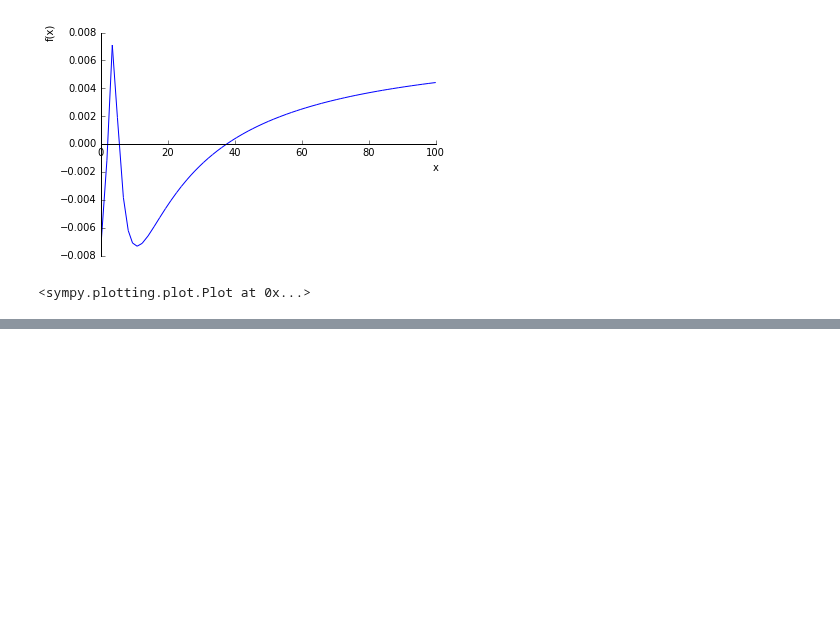
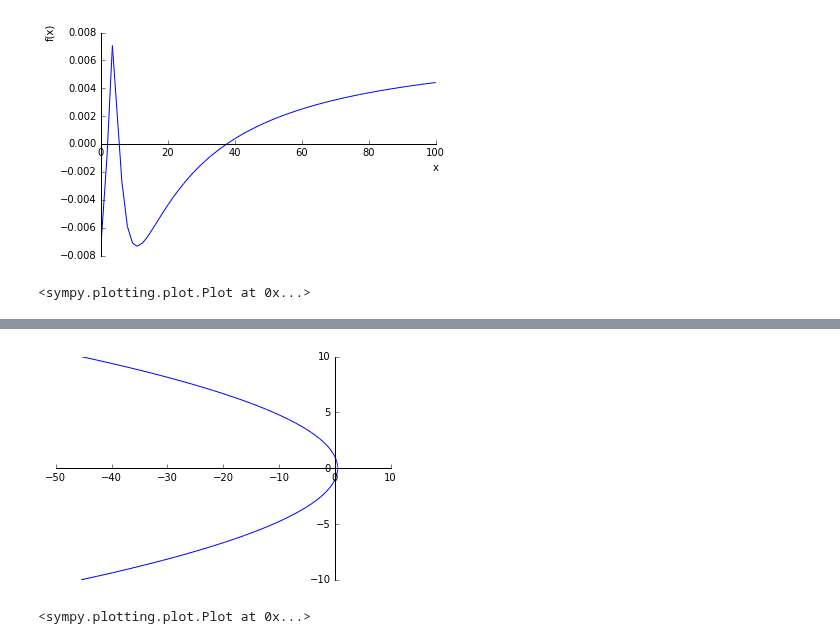
Before and after one commit to ergs/sandbox, a Jupyter notebook: Chebyshev.ipynb, the cells around one changed output, grey strips where cells are left out. Drawn from its saved outputs; the diff is of its cells as text; code cells hidden in the pictures; blank space fills up the shorter version.

```diff
--- a/Chebyshev.ipynb
+++ b/Chebyshev.ipynb
@@ -474,3 +476,6 @@ phi.subs(N, 4).as_real_imag()
 # %%
 from sympy.plotting import *
-plot_parametric(*phi.subs(N, 4).as_real_imag())
+plot_parametric((*phi.subs(N, 4).as_real_imag(), (x, -10, 10)))
+# %% [output]
+[figure, added]
+<sympy.plotting.plot.Plot at 0x...>
```
Also changed, not shown: parts of 6 cells of this notebook.
